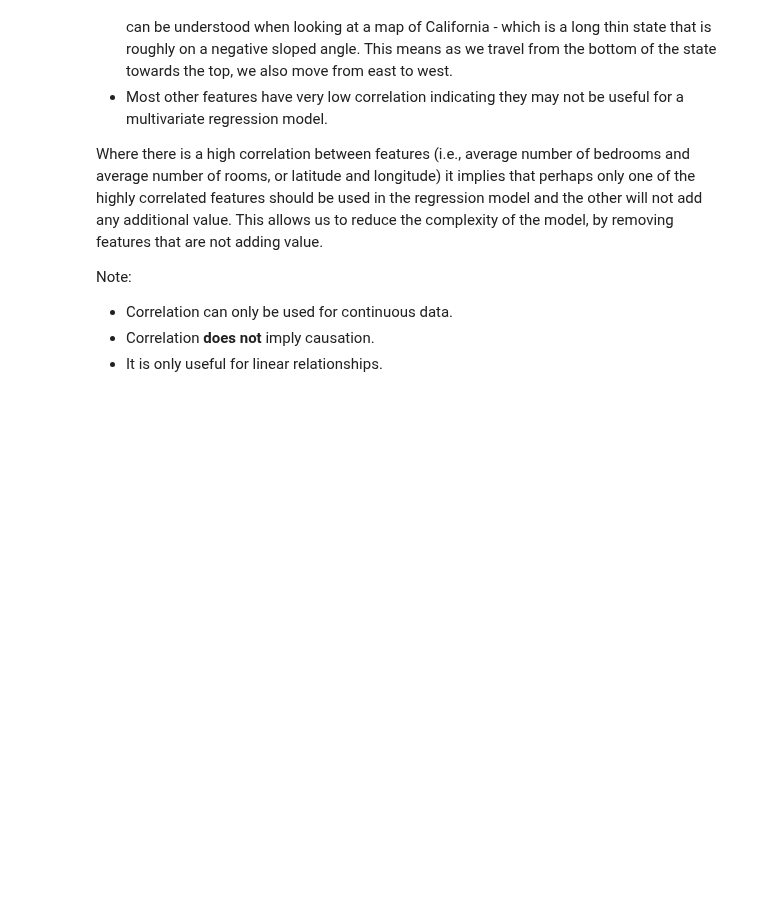
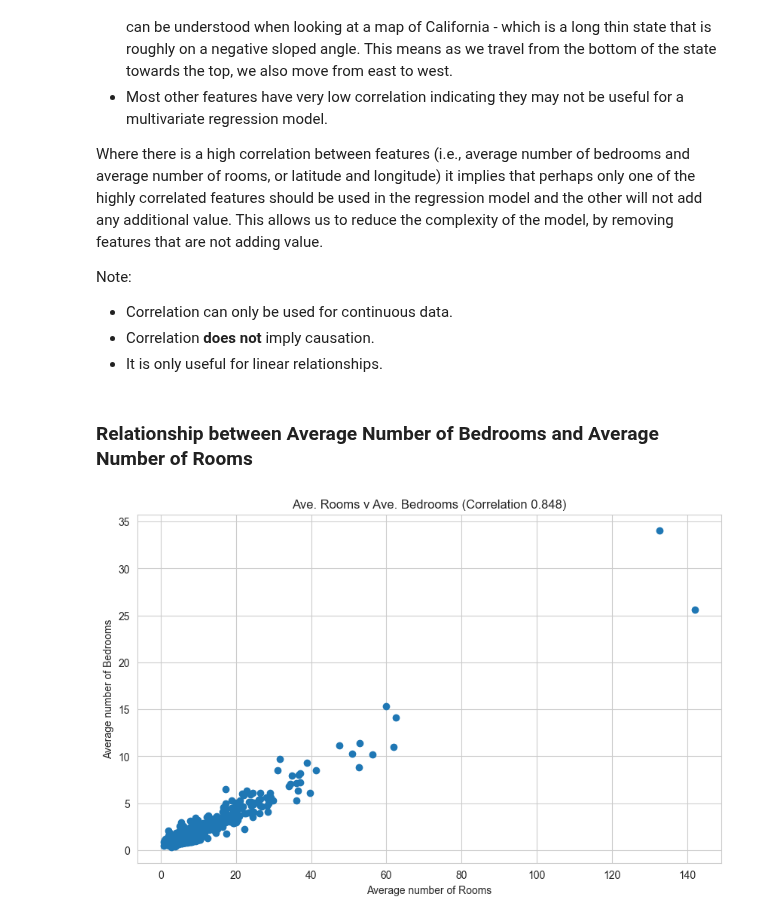
Before and after one commit to srofe/MLBootcamp, a Jupyter notebook: 04-MultivariateLinearRegression/MultivariateRegression-Correlation.ipynb, the cells around one changed output. Saved outputs shown, nothing was run; the diff lists cells and outputs as text; code cells hidden in the pictures; blank space fills up the shorter version.

Commit message:
Show relationship between rooms and bedrooms

```diff
--- a/04-MultivariateLinearRegression/MultivariateRegression-Correlation.ipynb
+++ b/04-MultivariateLinearRegression/MultivariateRegression-Correlation.ipynb
@@ -82,3 +82,15 @@ Note:
 * Correlation can only be used for continuous data.
 * Correlation **does not** imply causation.
 * It is only useful for linear relationships.
+# %% [markdown]
+### Relationship between Average Number of Bedrooms and Average Number of Rooms
+# %%
+rooms_bedrooms_correlation = round(data.AveRooms.corr(data.AveBedrms), 3)
+plt.figure(figsize=(10,6))
+plt.scatter(x=data.AveRooms, y=data.AveBedrms)
+plt.title(f'Ave. Rooms v Ave. Bedrooms (Correlation {rooms_bedrooms_correlation})')
+plt.xlabel('Average number of Rooms')
+plt.ylabel('Average number of Bedrooms')
+plt.show()
+# %% [output]
+[figure, added]
```
